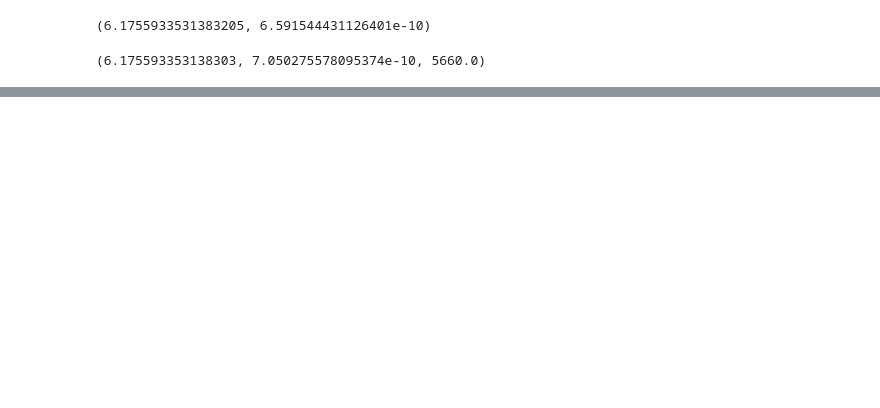
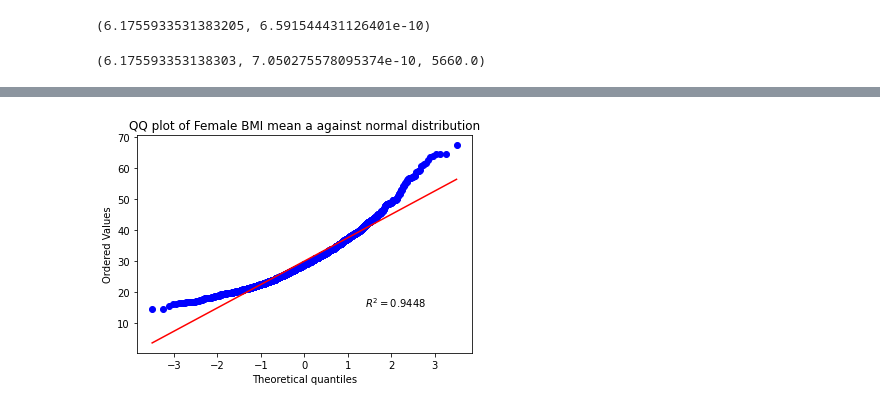
Before and after one commit to mxagar/statistics_with_python_coursera, a Jupyter notebook: 02_Inference/lab/05_Hypothesis_Testing_Examples.ipynb, the cells around one changed output, grey strips where cells are left out. Drawn from its saved outputs; the diff is of its cells as text; code cells hidden in the pictures; blank space fills up the shorter version.

```diff
--- a/02_Inference/lab/05_Hypothesis_Testing_Examples.ipynb
+++ b/02_Inference/lab/05_Hypothesis_Testing_Examples.ipynb
@@ -235,0 +398,6 @@ sm.stats.ttest_ind(females["BMXBMI"].dropna(), male["BMXBMI"].dropna())
+# %%
+stats.probplot(females["BMXBMI"].dropna(), dist="norm", fit= True, plot=plt, rvalue=True)
+plt.title('QQ plot of Female BMI mean a against normal distribution')
+plt.show()
+# %% [output]
+[figure, added]
```
Also changed, not shown: parts of 38 cells of this notebook.
